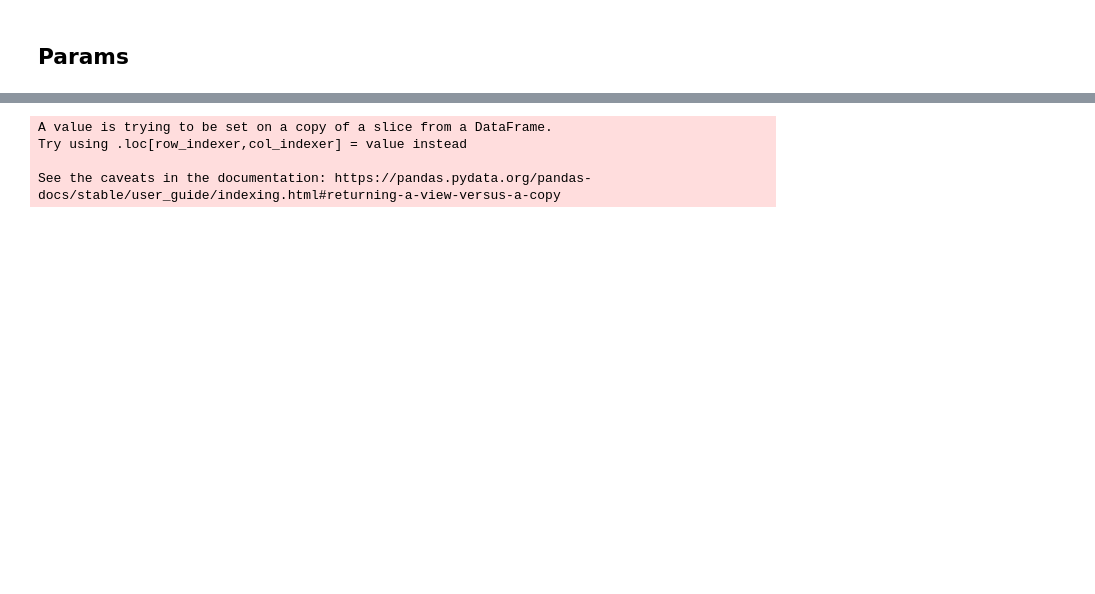
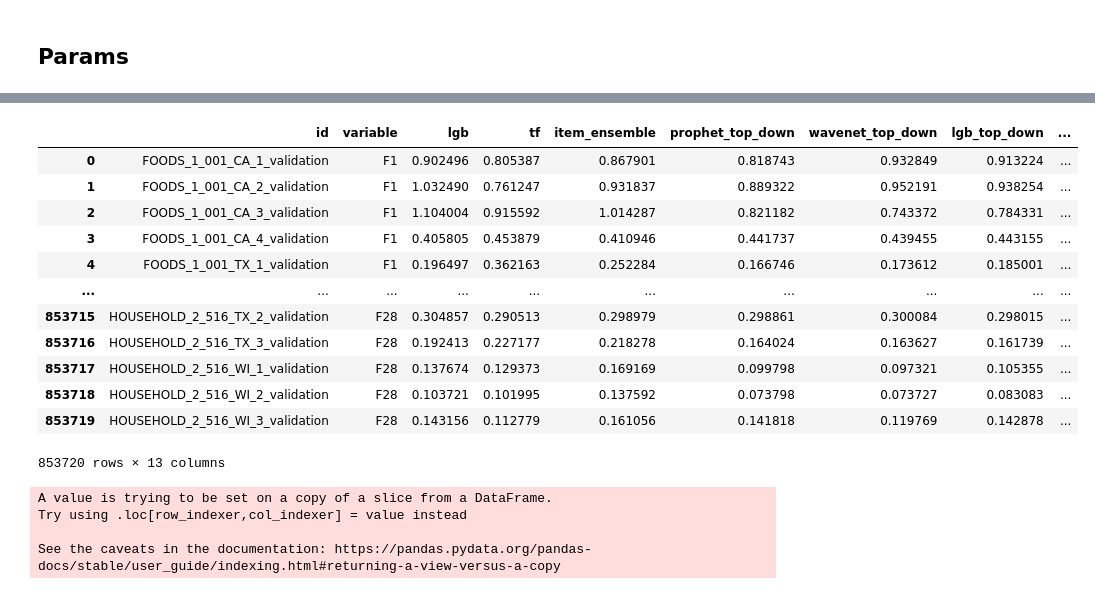
Before and after one commit to DataExMachina/m5-forts-castors, a Jupyter notebook: generate_item_level_ensemble.ipynb, the cells around one changed output, grey strips where cells are left out. Cells and saved outputs as stored; diff of their text form; code cells hidden in the pictures; blank space fills up the shorter version.

```diff
--- a/generate_item_level_ensemble.ipynb
+++ b/generate_item_level_ensemble.ipynb
@@ -36,3 +54,19 @@ errors['neutral'] = 0
+# %%
+errors['item_id']
+# %% [output]
+|  | id | variable | lgb | tf | item_ensemble | prophet_top_down | wavenet_top_down | lgb_top_down | ... |
+| 0 | FOODS_1_001_CA_1_validation | F1 | 0.902496 | 0.805387 | 0.867901 | 0.818743 | 0.932849 | 0.913224 | ... |
+| 1 | FOODS_1_001_CA_2_validation | F1 | 1.032490 | 0.761247 | 0.931837 | 0.889322 | 0.952191 | 0.938254 | ... |
+| 2 | FOODS_1_001_CA_3_validation | F1 | 1.104004 | 0.915592 | 1.014287 | 0.821182 | 0.743372 | 0.784331 | ... |
+| 3 | FOODS_1_001_CA_4_validation | F1 | 0.405805 | 0.453879 | 0.410946 | 0.441737 | 0.439455 | 0.443155 | ... |
+| 4 | FOODS_1_001_TX_1_validation | F1 | 0.196497 | 0.362163 | 0.252284 | 0.166746 | 0.173612 | 0.185001 | ... |
+| ... | ... | ... | ... | ... | ... | ... | ... | ... | ... |
+| 853715 | HOUSEHOLD_2_516_TX_2_validation | F28 | 0.304857 | 0.290513 | 0.298979 | 0.298861 | 0.300084 | 0.298015 | ... |
+| 853716 | HOUSEHOLD_2_516_TX_3_validation | F28 | 0.192413 | 0.227177 | 0.218278 | 0.164024 | 0.163627 | 0.161739 | ... |
+| 853717 | HOUSEHOLD_2_516_WI_1_validation | F28 | 0.137674 | 0.129373 | 0.169169 | 0.099798 | 0.097321 | 0.105355 | ... |
+| 853718 | HOUSEHOLD_2_516_WI_2_validation | F28 | 0.103721 | 0.101995 | 0.137592 | 0.073798 | 0.073727 | 0.083083 | ... |
+| 853719 | HOUSEHOLD_2_516_WI_3_validation | F28 | 0.143156 | 0.112779 | 0.161056 | 0.141818 | 0.119769 | 0.142878 | ... |
+853720 rows × 13 columns
 # %%
 errors['store_id'] = errors['id'].apply(lambda x: '_'.join(x.split('_')[3:5]))
 errors['dept_id'] = errors['id'].apply(lambda x: '_'.join(x.split('_')[0:2]))
```
Also changed, not shown: parts of 7 cells of this notebook.
